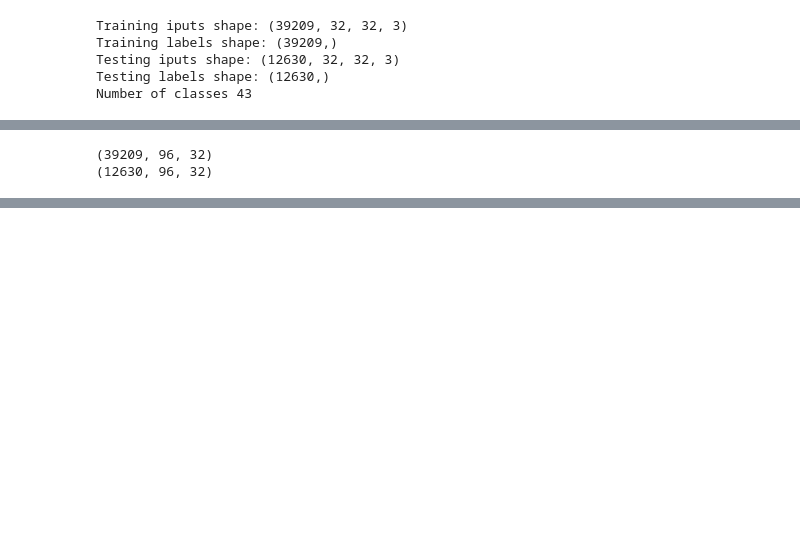
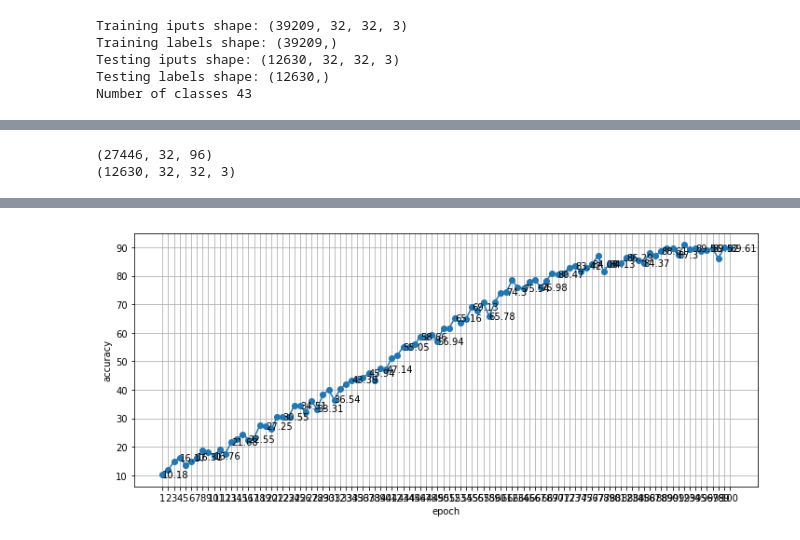
Before and after one commit to aparecidovieira/rnn_traffic_sign, a Jupyter notebook: rnn_traffic_sign.ipynb, the cells around one changed output, grey strips where cells are left out. Saved outputs shown, nothing was run; the diff lists cells and outputs as text; code cells hidden in the pictures; blank space fills up the shorter version.

```diff
--- a/rnn_traffic_sign.ipynb
+++ b/rnn_traffic_sign.ipynb
@@ -60,15 +60,22 @@ for i in range(classes):
 # %%
 tf.reset_default_graph()
-sess = tf.Session()
+from sklearn.model_selection import train_test_split
+
 l = len(X_tr)
-X_tr = np.reshape(X_tr, (l, 96, 32))
-X_te = np.reshape(X_te, (-1, 96, 32))
+
+X_tr, X_val, Y_tr, Y_val = train_test_split(X_tr, Y_tr, test_size=0.3, random_state=0)
+
+X_tr = np.reshape(X_tr, (-1, 32, 96))
+X_val = np.reshape(X_val, (-1, 32, 96))
+
+
+
 
 print(X_tr.shape)
 print(X_te.shape)
 # %% [output]
-(39209, 96, 32)
-(12630, 96, 32)
+(27446, 32, 96)
+(12630, 32, 32, 3)
 # %%
 def stats(X_batch, Y_batch):
     total_loss = 0
@@ -104,11 +111,11 @@ def RNN(x_, w, b):
     return tf.matmul(rnn_output, w['out']) + b['out']
 # %%
 learning_rate = 1e-3
-n_steps = 96
-n_inputs = 32
+n_steps = 32
+n_inputs = 96
 
 n_layers = 2
-n_hidden = 256
+n_hidden = 512
 n_classes = classes
 batch_size = 128
 
@@ -146,4 +150,5 @@ sess.run(init)
 # %%
+acc_map = []
 
 from sklearn.utils import shuffle
 
@@ -153,33 +158,42 @@ val_loss = []
 val_acc = []
 test_loss_ = []
 test_acc_ = []
-epochs = 1000
+epochs = 100
 samples = len(X_tr)
 
 count = 0
 print("Initializing Training")
 try:
-    for epoch in range(epochs):
-        X_tr, Y_tr = shuffle(X_tr, Y_tr)
-        for offset in range(0, samples, batch_size):
-            end = offset+batch_size
-            xs_batch, ys_batch = X_tr[offset:end], Y_tr[offset:end]
-            loss_, _, acc_ = sess.run([loss, optimizer, accuracy], feed_dict={x: xs_batch,
+    with tf.Session() as sess:
+        init = tf.global_variables_initializer()
+        sess.run(init)
+        for epoch in range(epochs):
+            X_tr, Y_tr = shuffle(X_tr, Y_tr)
+            for offset in range(0, samples, batch_size):
+                end = offset+batch_size
+                xs_batch, ys_batch = X_tr[offset:end], Y_tr[offset:end]
+                loss_, _, acc_ = sess.run([loss, optimizer, accuracy], feed_dict={x: xs_batch,
                                                                               y: ys_batch,
-                                                                              keep_prob: 0.75})
-            if count % 300 == 0:
-                print('Epoch {} Loss : {} and Accuracy : {}'.format(epoch, loss_, 100 * acc_))
+                                                                              keep_prob: 0.5})
+                #if count % 100 == 0:
+                    #print('Epoch {} Loss = {} and Accuracy {}'.format(epoch, loss_, 100 * acc_))
 
-            train_loss.append(loss_)
-            train_acc.append(acc_)
-            count += 1
-    test_loss_, test_acc_ = sess.run([loss, accuracy], feed_dict={x: X_te,
-                                                                  y: X_te,
-                                                                  keep_prob: 1.00})
-
-    test_loss_.append(test_loss)
-    test_acc_.append(test_acc)
-    print ("Test Loss {} and Test Accuracy {:.3f} %".format(test_loss, 100 *test_acc))
+                train_loss.append(loss_)
+                train_acc.append(acc_)
+            validation_loss, validation_acc = stats(X_val, Y_val)
+                #count += 1
+            acc_map.append(round(validation_acc*100, 2))
+            print("EPOCH {}".format(epoch + 1))
+            print ("Validation Loss = {:.3f} and Validation Accuracy = {:.3f} %".format(validation_loss, 100 *validation_acc))
+        plt.figure(figsize=(12, 5))
+        plt.xticks(range(1, epochs+1))
+        plt.xlabel('epoch')
+        plt.ylabel('accuracy')
+        plt.grid(True)
+        plt.plot(range(1, epochs+1), acc_map, '-o')
+        for i, j in list(zip(range(1, epochs+1), acc_map))[0::3]:
+            plt.text(i, j-1, str(j))
+        print ("Test Loss {} and Test Accuracy {:.3f} %".format(test_loss, 100 *test_acc))
 except KeyboardInterrupt:
     print('Training interrupted')
 # %% [output]
@@ -189,0 +217 @@ Epoch 1 Loss : 2.39670729637146 and Accuracy : 37.5
+[figure, added]
```
Also changed, not shown: parts of 3 cells of this notebook.
